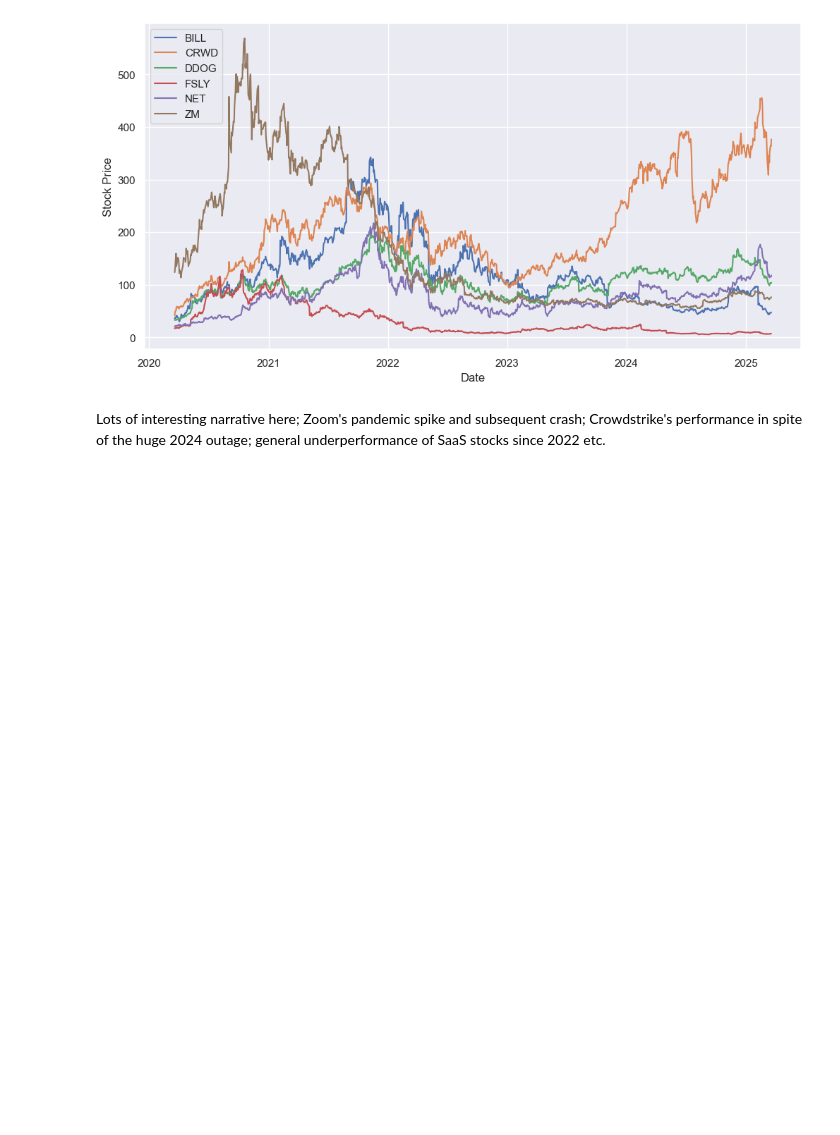
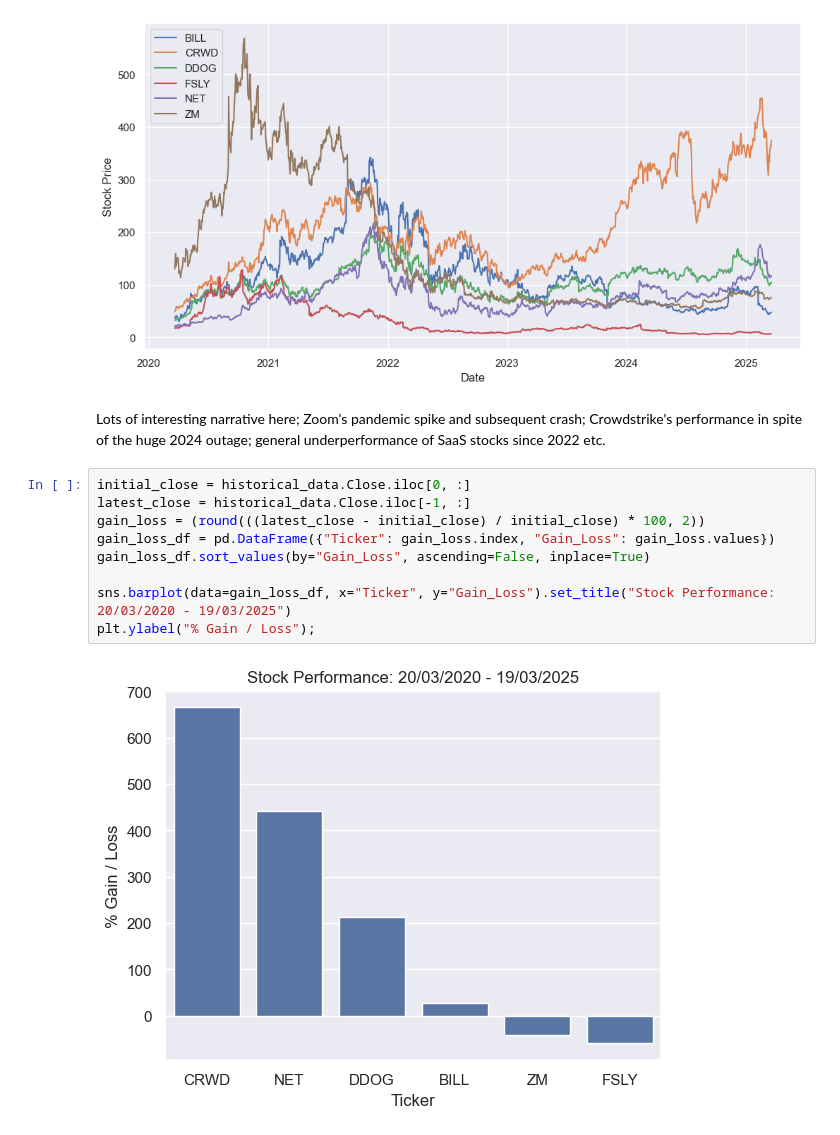
Before and after one commit to msicrow/SaaS-Stock-Prediction, a Jupyter notebook: EDA.ipynb, the cells around one changed output. Drawn from its saved outputs; the diff is of its cells as text; blank space fills up the shorter version.

Commit message:
added % gain/loss chart

```diff
--- a/EDA.ipynb
+++ b/EDA.ipynb
@@ -32,3 +44,14 @@ plt.ylabel("Stock Price");
 [figure]
 # %% [markdown]
 Lots of interesting narrative here; Zoom's pandemic spike and subsequent crash; Crowdstrike's performance in spite of the huge 2024 outage; general underperformance of SaaS stocks since 2022 etc.
+# %%
+initial_close = historical_data.Close.iloc[0, :]
+latest_close = historical_data.Close.iloc[-1, :]
+gain_loss = (round(((latest_close - initial_close) / initial_close) * 100, 2))
+gain_loss_df = pd.DataFrame({"Ticker": gain_loss.index, "Gain_Loss": gain_loss.values})
+gain_loss_df.sort_values(by="Gain_Loss", ascending=False, inplace=True)
+
+sns.barplot(data=gain_loss_df, x="Ticker", y="Gain_Loss").set_title("Stock Performance: 20/03/2020 - 19/03/2025")
+plt.ylabel("% Gain / Loss");
+# %% [output]
+[figure, added]
```
Also changed, not shown: parts of 2 cells of this notebook.
